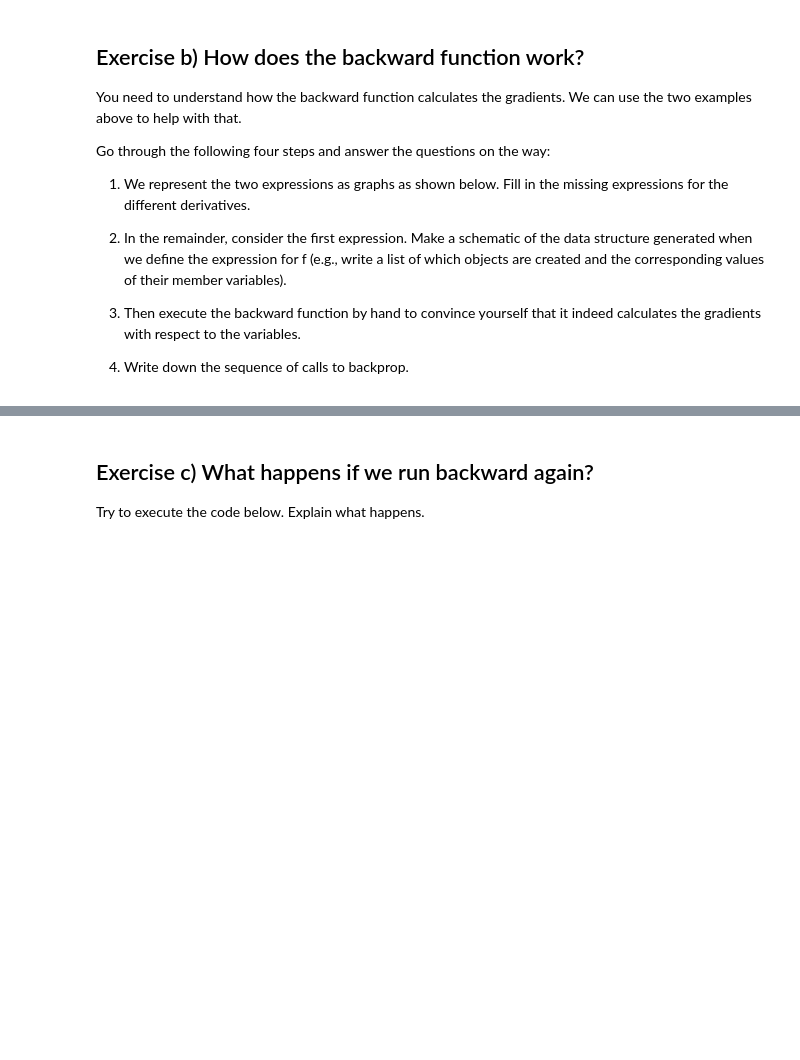
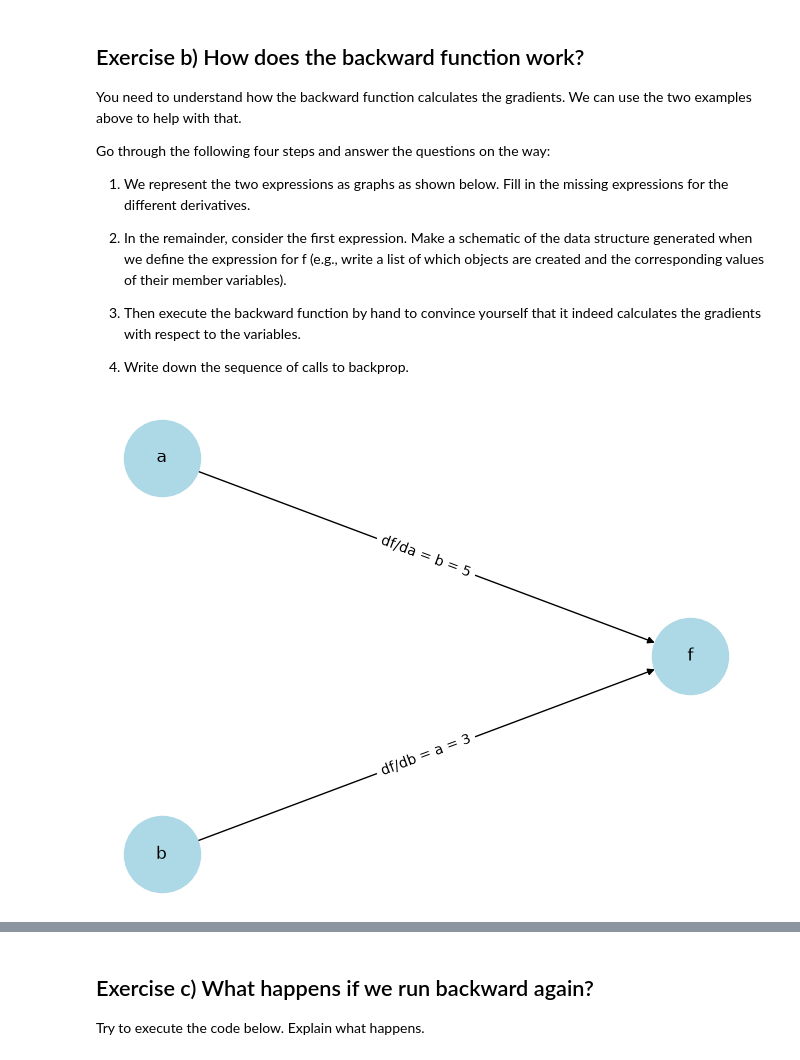
Before and after one commit to juh6973/ndak24002u_deep_learning, a Jupyter notebook: assignment1/DL_AutoDiff_Nanograd.ipynb, the cells around one changed output, grey strips where cells are left out. Drawn from its saved outputs; the diff is of its cells as text; code cells hidden in the pictures; blank space fills up the shorter version.

```diff
--- a/assignment1/DL_AutoDiff_Nanograd.ipynb
+++ b/assignment1/DL_AutoDiff_Nanograd.ipynb
@@ -121,26 +138,28 @@ import matplotlib.pyplot as plt
 # %%
 # Create a directed graph
 G = nx.DiGraph()
 
-# Add edges with labels
-G.add_edge('a', 'f', label='df/da=?')
-G.add_edge('b', 'f', label='df/db=?')
+# Add edges with labels: the local derivative of the child w.r.t. the parent
+G.add_edge('a', 'f', label='df/da = b = 5')
+G.add_edge('b', 'f', label='df/db = a = 3')
 
 # Manually define positions for a tree layout
 pos = {
     'a': (0, 1),
     'b': (0, -1),
     'f': (1, 0),
 }
 # Draw the graph nodes and edges
 nx.draw(G, pos, with_labels=True, node_shape='o', node_size=3000, node_color='lightblue', arrows=True)
 
 # Draw edge labels
 edge_labels = nx.get_edge_attributes(G, 'label')
 nx.draw_networkx_edge_labels(G, pos, edge_labels=edge_labels)
 
 # Show the plot
 plt.show()
+# %% [output]
+[figure, added]
 # %%
 # Create a directed graph
 G = nx.DiGraph()
```
Also changed, not shown: parts of 12 cells of this notebook.
